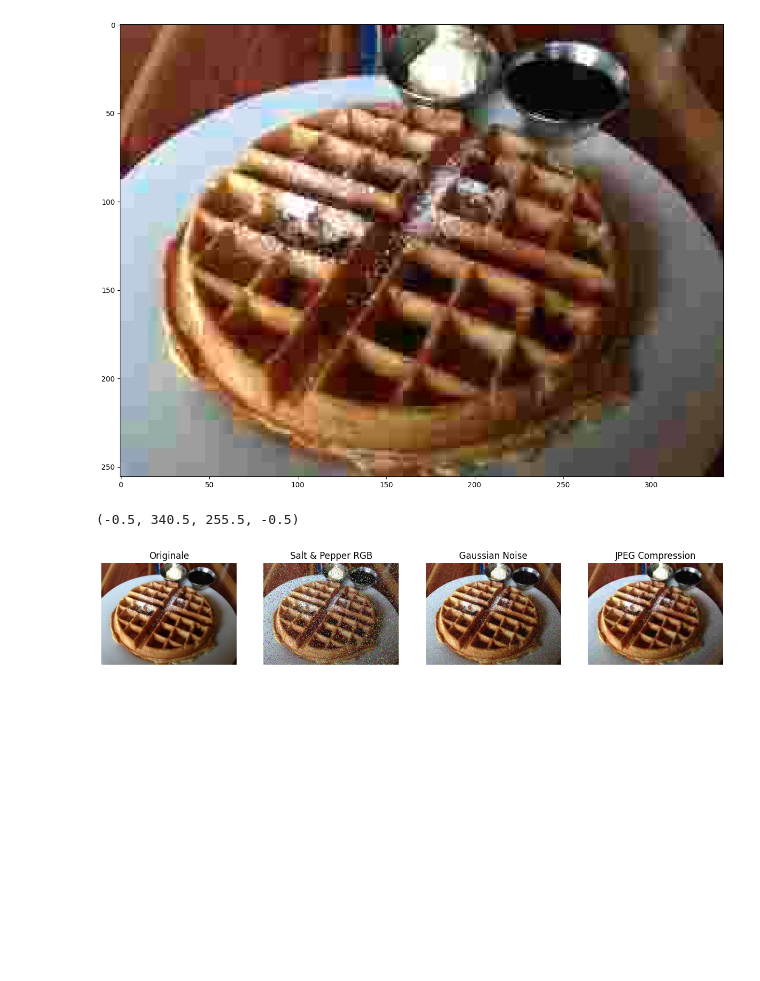
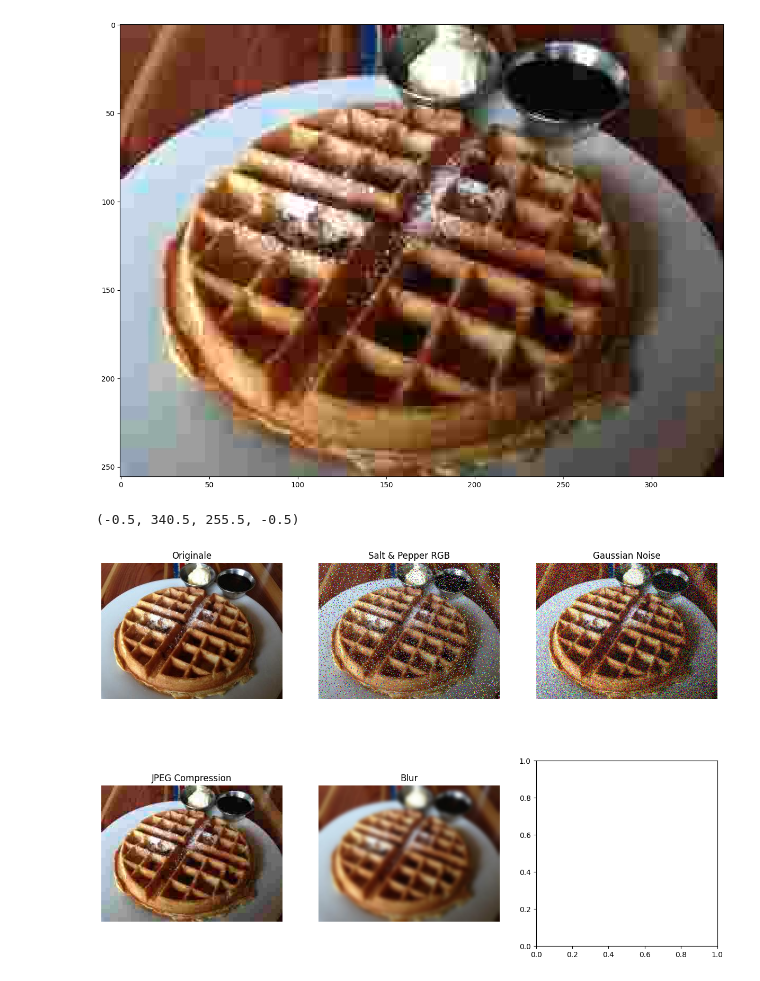
Before and after one commit to TommasoFerrario18/FoodX-251_Classification, a Jupyter notebook: Notebooks/DataAugmentation.ipynb, the cells around one changed output. Saved outputs shown, nothing was run; the diff lists cells and outputs as text; code cells hidden in the pictures; blank space fills up the shorter version.

```diff
--- a/Notebooks/DataAugmentation.ipynb
+++ b/Notebooks/DataAugmentation.ipynb
@@ -131,18 +134,25 @@ def add_salt_and_pepper_RGB(img, prob=0.01):
                 output[i][j] = img[i][j]
     return output
 # %%
-def add_gaussian_noise(img, mean=0, std=25):
+def add_gaussian_noise(img, mean=0, std=50):
     noise = np.random.normal(mean, std, img.shape)
     output = img + noise
     output = np.clip(output, 0, 255)
     output = np.uint8(output)
     return output
 # %%
-def add_jpeg_compression(img, quality=50):
+def add_jpeg_compression(img):
+    quality = np.random.randint(50, 100)
     encode_param = [int(cv2.IMWRITE_JPEG_QUALITY), quality]
     _, encimg = cv2.imencode(".jpg", img, encode_param)
     decimg = cv2.imdecode(encimg, 1)
     return decimg
+# %%
+def add_blur(img, kernel_size=5):
+    strength = np.random.randint(1, 10)
+    for i in range(strength):
+        img = cv2.GaussianBlur(img, (kernel_size, kernel_size), 0)
+    return cv2.GaussianBlur(img, (kernel_size, kernel_size), 0)
 # %%
 im_path = os.path.join("..\\Dataset\\train_set", "train_043794.jpg")
 img = cv2.imread(im_path)
@@ -153,6 +163,7 @@ img = Image.fromarray(img)
 im_salt_pepper = add_salt_and_pepper_RGB(np.array(img), prob=0.2)
 im_gaussian_noise = add_gaussian_noise(np.array(img))
 im_jpeg_compression = add_jpeg_compression(np.array(img), 10)
+im_blur = add_blur(np.array(img))
 # %%
 fig = plt.figure(figsize=(15, 15))
 plt.imshow(im_jpeg_compression)
@@ -160,23 +171,29 @@ plt.imshow(im_jpeg_compression)
 <matplotlib.image.AxesImage at 0x...>
 [figure]
 # %%
-fig, ax = plt.subplots(1, 4, figsize=(15, 10))
+fig, ax = plt.subplots(2, 3, figsize=(15, 10))
+
+ax = ax.flatten()
 
 ax[0].imshow(img)
 ax[0].set_title("Originale")
 ax[0].axis("off")
 
 ax[1].imshow(im_salt_pepper)
 ax[1].set_title("Salt & Pepper RGB")
 ax[1].axis("off")
 
 ax[2].imshow(im_gaussian_noise)
 ax[2].set_title("Gaussian Noise")
 ax[2].axis("off")
 
 ax[3].imshow(im_jpeg_compression)
 ax[3].set_title("JPEG Compression")
 ax[3].axis("off")
+
+ax[4].imshow(im_blur)
+ax[4].set_title("Blur")
+ax[4].axis("off")
 # %% [output]
 (-0.5, 340.5, 255.5, -0.5)
-[figure, old version]
+[figure, new version]
```
Also changed, not shown: parts of 12 cells of this notebook, 2 other files.
